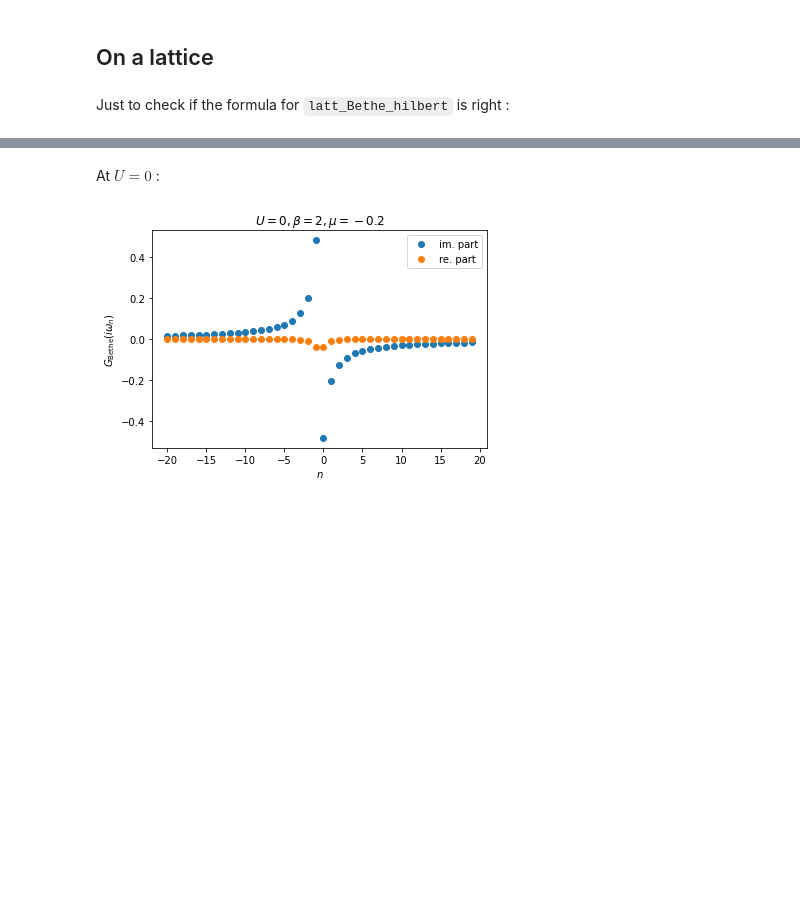
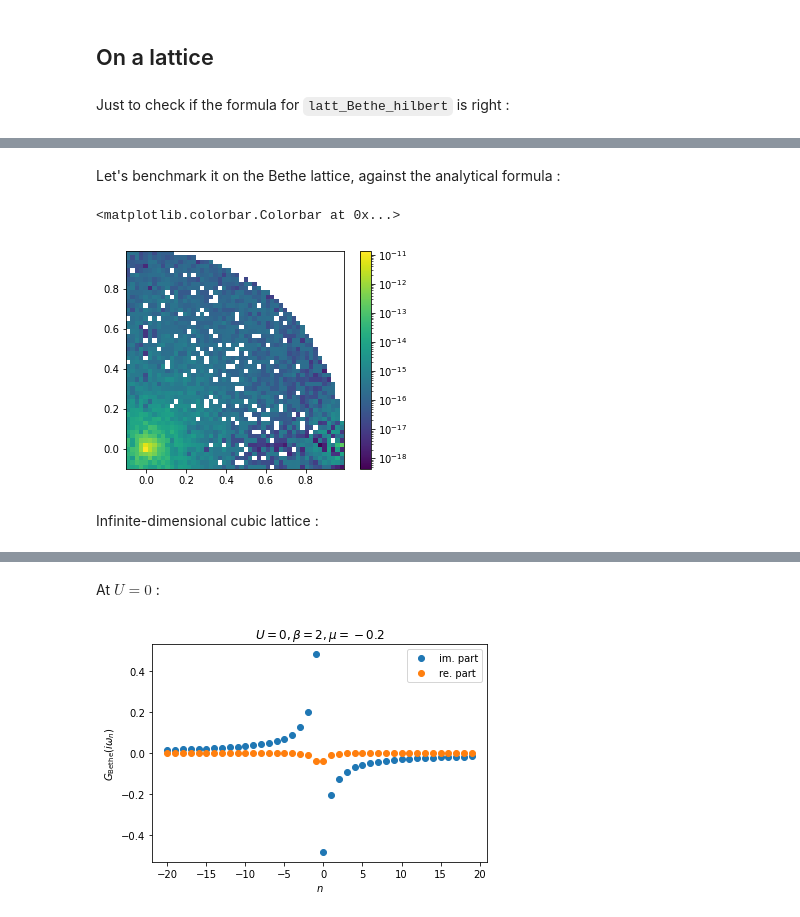
Before and after one commit to romainfd/DMFT-solver, a Jupyter notebook: play-with-green-func.ipynb, the cells around one changed output, grey strips where cells are left out. Drawn from its saved outputs; the diff is of its cells as text; code cells hidden in the pictures; blank space fills up the shorter version.

```diff
--- a/play-with-green-func.ipynb
+++ b/play-with-green-func.ipynb
@@ -249,0 +276,5 @@ Looks like it's bijective on $\mathbb{C} \to [-1,1]+\mathrm{i} [-1,1]$.
+# %%
+def latt_Bethe_R (η:complex) -> complex:
+    if np.any(np.abs(η)>1):
+        raise ValueError("the reciprocal Hilbert transform for the Bethe lattice is defined only on {|z|<1}")
+    return η + 1/η
@@ -249,0 +294,20 @@ Looks like it's bijective on $\mathbb{C} \to [-1,1]+\mathrm{i} [-1,1]$.
+# %% [markdown]
+Let's benchmark it on the Bethe lattice, against the analytical formula :
+# %%
+x = np.linspace(-0.1, 0.99, 50)
+y = np.linspace(-0.1, 0.99, 50)
+X,Y = np.meshgrid(x,y)
+def f (η):
+    if np.abs(η) < 1:
+        return np.abs( latt_R_numrecip(latt_Bethe_hilbert,latt_Bethe_hilbert_deriv,η) - latt_Bethe_R(η) )
+    else:
+        return np.nan
+f = np.vectorize(f)
+Z = f(X+1j*Y)
+plt.imshow(Z, extent=(-0.1,0.99,-0.1,0.99), origin='lower', norm=mpl.colors.LogNorm())
+plt.colorbar()
+# %% [output]
+<matplotlib.colorbar.Colorbar at 0x...>
+[figure, added]
+# %% [markdown]
+Infinite-dimensional cubic lattice :
```
Also changed, not shown: parts of 21 cells of this notebook.
